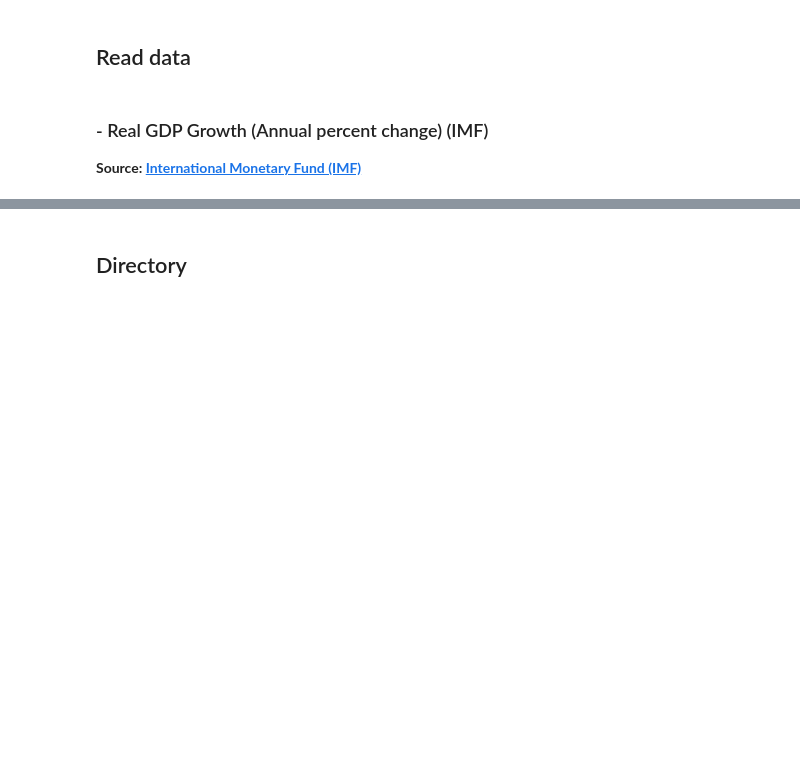
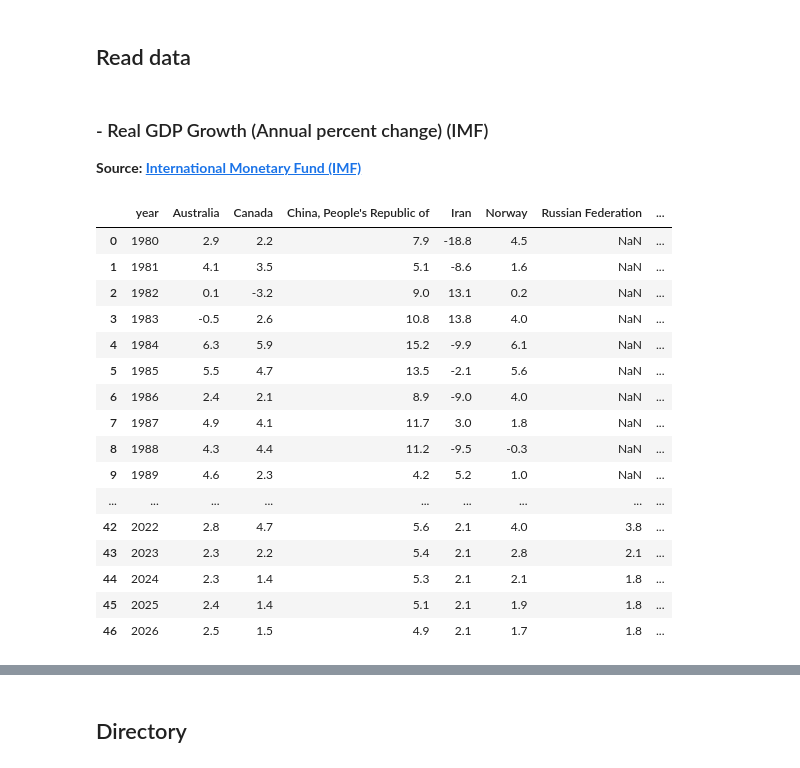
Before and after one commit to saeed-saffari/python-for-econ-spring-2022, a Jupyter notebook: Planning Economics/4. Pandas 01.ipynb, the cells around one changed output, grey strips where cells are left out. Drawn from its saved outputs; the diff is of its cells as text; code cells hidden in the pictures; blank space fills up the shorter version.

```diff
--- a/Planning Economics/4. Pandas 01.ipynb
+++ b/Planning Economics/4. Pandas 01.ipynb
@@ -35,3 +371,24 @@
 # %% [markdown]
 ### - Real GDP Growth (Annual percent change) (IMF)
 <b> Source:  [International Monetary Fund (IMF)](https://www.imf.org/external/datamapper/NGDP_RPCH@WEO)
+# %%
+growth = pd.read_excel('Real GDP Growth (IMF).xlsx')
+growth
+# %% [output]
+|  | year | Australia | Canada | China, People's Republic of | Iran | Norway | Russian Federation | ... |
+| 0 | 1980 | 2.9 | 2.2 | 7.9 | -18.8 | 4.5 | NaN | ... |
+| 1 | 1981 | 4.1 | 3.5 | 5.1 | -8.6 | 1.6 | NaN | ... |
+| 2 | 1982 | 0.1 | -3.2 | 9.0 | 13.1 | 0.2 | NaN | ... |
+| 3 | 1983 | -0.5 | 2.6 | 10.8 | 13.8 | 4.0 | NaN | ... |
+| 4 | 1984 | 6.3 | 5.9 | 15.2 | -9.9 | 6.1 | NaN | ... |
+| 5 | 1985 | 5.5 | 4.7 | 13.5 | -2.1 | 5.6 | NaN | ... |
+| 6 | 1986 | 2.4 | 2.1 | 8.9 | -9.0 | 4.0 | NaN | ... |
+| 7 | 1987 | 4.9 | 4.1 | 11.7 | 3.0 | 1.8 | NaN | ... |
+| 8 | 1988 | 4.3 | 4.4 | 11.2 | -9.5 | -0.3 | NaN | ... |
+| 9 | 1989 | 4.6 | 2.3 | 4.2 | 5.2 | 1.0 | NaN | ... |
+| ... | ... | ... | ... | ... | ... | ... | ... | ... |
+| 42 | 2022 | 2.8 | 4.7 | 5.6 | 2.1 | 4.0 | 3.8 | ... |
+| 43 | 2023 | 2.3 | 2.2 | 5.4 | 2.1 | 2.8 | 2.1 | ... |
+| 44 | 2024 | 2.3 | 1.4 | 5.3 | 2.1 | 2.1 | 1.8 | ... |
+| 45 | 2025 | 2.4 | 1.4 | 5.1 | 2.1 | 1.9 | 1.8 | ... |
+| 46 | 2026 | 2.5 | 1.5 | 4.9 | 2.1 | 1.7 | 1.8 | ... |
```
Also changed, not shown: parts of 66 cells of this notebook.
